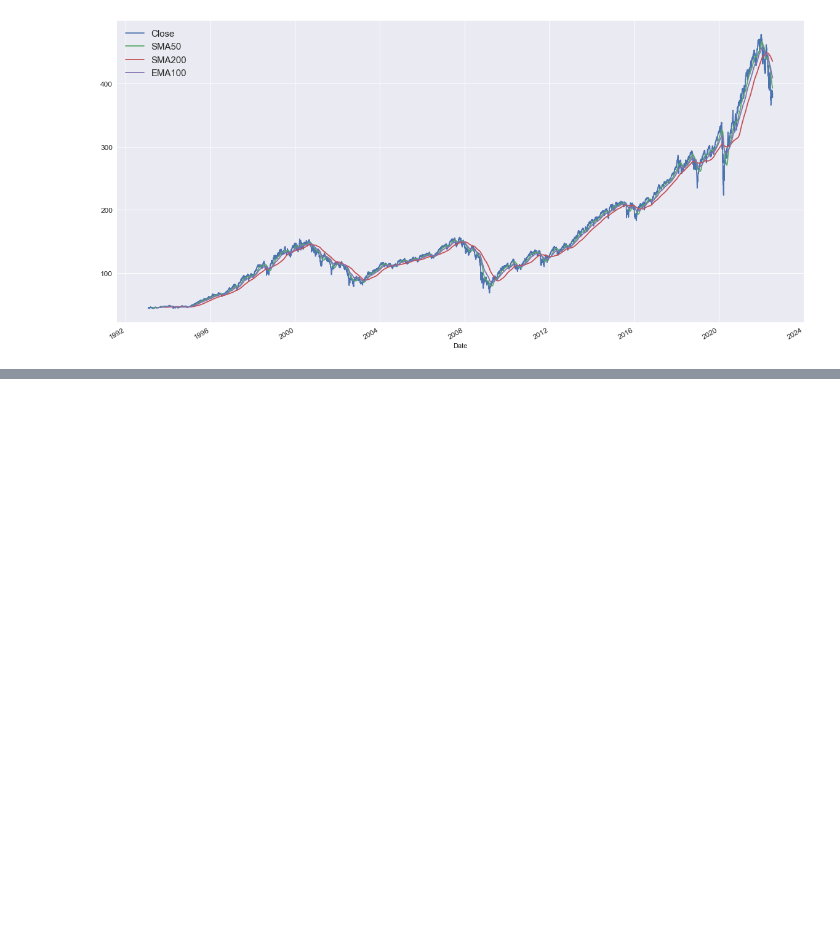
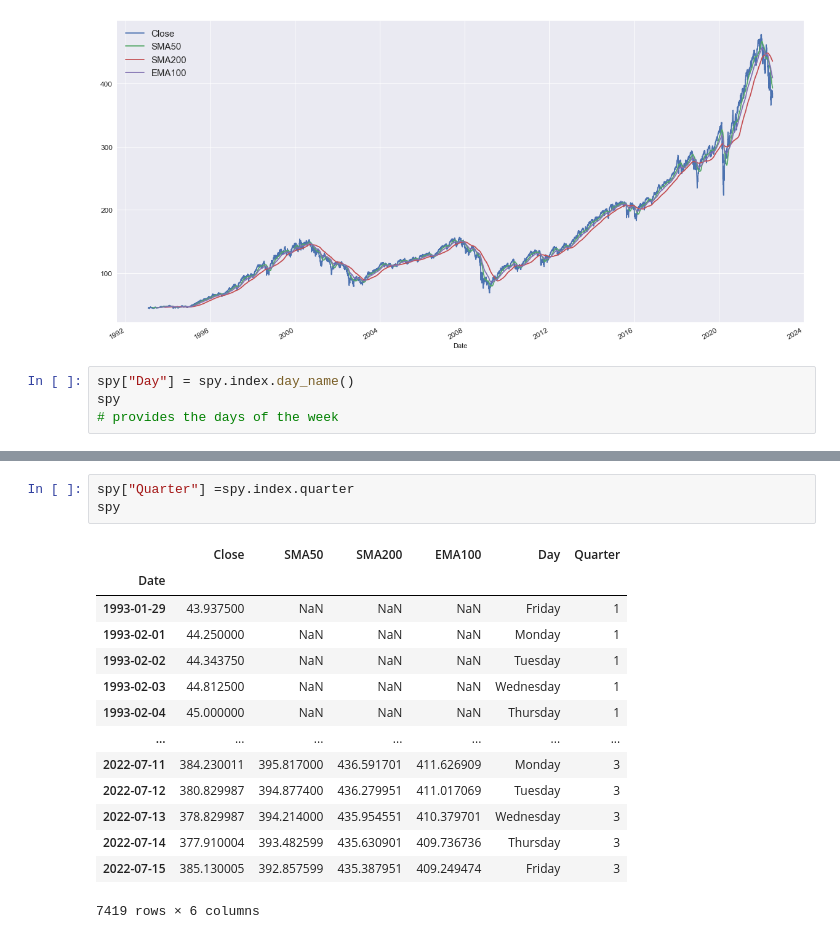
Before and after one commit to Janadhi14/Algo-trading, a Jupyter notebook: Introduction.ipynb, the cells around one changed output, grey strips where cells are left out. Saved outputs shown, nothing was run; the diff lists cells and outputs as text; blank space fills up the shorter version.

```diff
--- a/Introduction.ipynb
+++ b/Introduction.ipynb
@@ -1021,3 +1021,7 @@ plt.legend(loc = "upper left", fontsize = 15)
 plt.show()
 # %% [output]
 [figure]
+# %%
+spy["Day"] = spy.index.day_name()
+spy
+# provides the days of the week
@@ -1023,0 +1043,18 @@ plt.show()
+# %%
+spy["Quarter"] =spy.index.quarter
+spy
+# %% [output]
+|  | Close | SMA50 | SMA200 | EMA100 | Day | Quarter |
+| Date |  |  |  |  |  |  |
+| 1993-01-29 | 43.937500 | NaN | NaN | NaN | Friday | 1 |
+| 1993-02-01 | 44.250000 | NaN | NaN | NaN | Monday | 1 |
+| 1993-02-02 | 44.343750 | NaN | NaN | NaN | Tuesday | 1 |
+| 1993-02-03 | 44.812500 | NaN | NaN | NaN | Wednesday | 1 |
+| 1993-02-04 | 45.000000 | NaN | NaN | NaN | Thursday | 1 |
+| ... | ... | ... | ... | ... | ... | ... |
+| 2022-07-11 | 384.230011 | 395.817000 | 436.591701 | 411.626909 | Monday | 3 |
+| 2022-07-12 | 380.829987 | 394.877400 | 436.279951 | 411.017069 | Tuesday | 3 |
+| 2022-07-13 | 378.829987 | 394.214000 | 435.954551 | 410.379701 | Wednesday | 3 |
+| 2022-07-14 | 377.910004 | 393.482599 | 435.630901 | 409.736736 | Thursday | 3 |
+| 2022-07-15 | 385.130005 | 392.857599 | 435.387951 | 409.249474 | Friday | 3 |
+7419 rows × 6 columns
```
Also changed, not shown: parts of 20 cells of this notebook.
